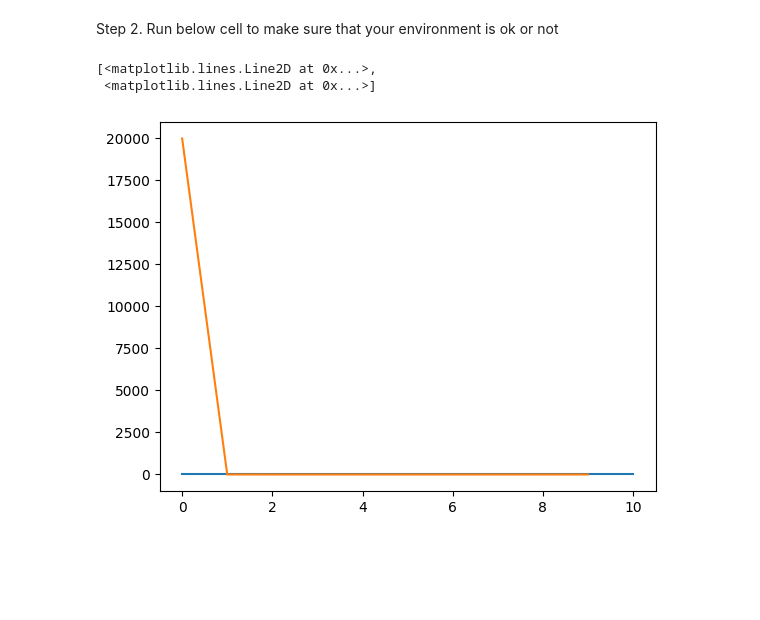
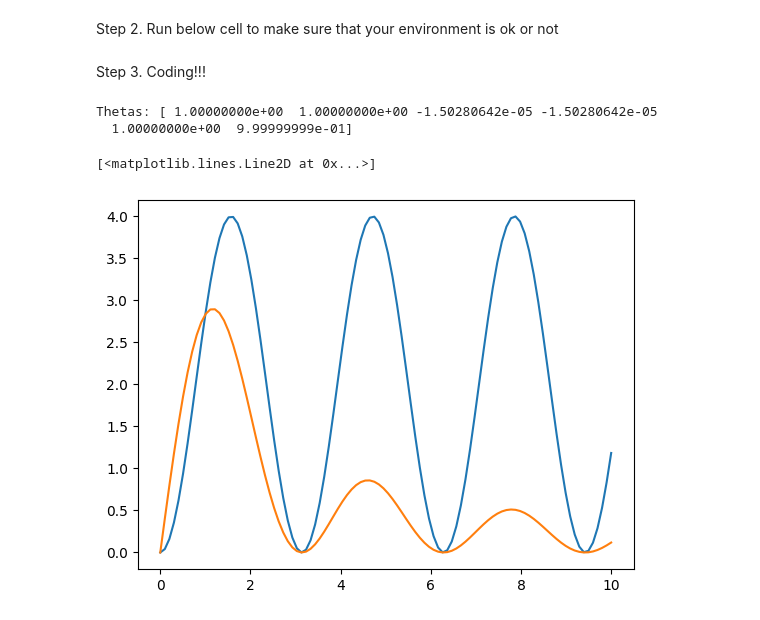
Before and after one commit to Vminhkiet/qbattery, a Jupyter notebook: quantum_battery.ipynb, the cells around one changed output. Drawn from its saved outputs; the diff is of its cells as text; code cells hidden in the pictures; blank space fills up the shorter version.

```diff
--- a/quantum_battery.ipynb
+++ b/quantum_battery.ipynb
@@ -19,36 +20,43 @@ The autoreload extension is already loaded. To reload it, use:
 Step 2. Run below cell to make sure that your environment is ok or not
 # %%
 qsp = QuantumStatePreparation.prepare([1, 0, 0, 0])
+# %% [markdown]
+Step 3. Coding!!!
 # %%
+
 def test(num_qubits, t1,thetas,shots):
     """
         Return array time , W , P
 
         INPUT:
           t: time
           thetas: array parameter (length 2*(N-1))
           shots: number of measurement times
 
     """
-    time=np.linspace(0.0001,t1,shots)
+    time=np.linspace(0,t1,shots)
     arrayW=[]
     arrayP=[]
 
     for i in time:
         w = base.object.W(num_qubits, i,thetas)
         p = base.object.P(num_qubits, i,thetas)
         arrayW.append(w)
         arrayP.append(p)
 
     return time,arrayW,arrayP
 
 t = 10
 num_qubits = 2
 thetas = np.zeros(2*(num_qubits-1))
+circuit,ttas=base.circuit.aqc(num_qubits,t,thetas)
+print("Thetas:",ttas)
 # Calculate W(t) and P(t) by measurement (measure many times) or theory (caculate vector @ matrix @ vector).
-ltime, arrayW, arrayP = test(num_qubits, t, thetas, 10)
-plt.plot(ltime, arrayW, arrayP)
+ltime, arrayW, arrayP = test(num_qubits, t, ttas, 100)
+plt.plot(ltime, arrayW)
+plt.plot(ltime, arrayP)
 # %% [output]
-[<matplotlib.lines.Line2D at 0x...>,
- <matplotlib.lines.Line2D at 0x...>]
+Thetas: [ 1.00000000e+00  1.00000000e+00 -1.50280642e-05 -1.50280642e-05
+  1.00000000e+00  9.99999999e-01]
+[<matplotlib.lines.Line2D at 0x...>]
-[figure, old version]
+[figure, new version]
```
Also changed, not shown: parts of 1 cell of this notebook, 2 other files.
